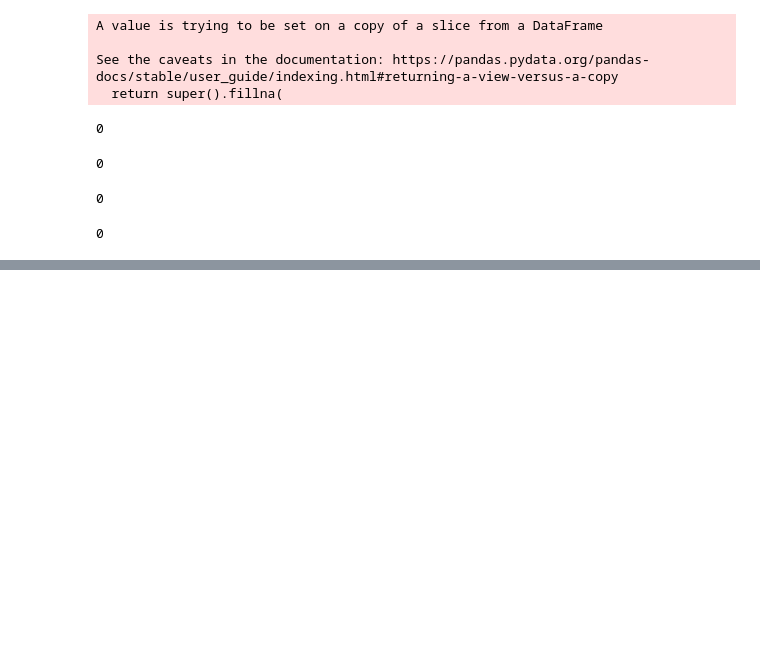
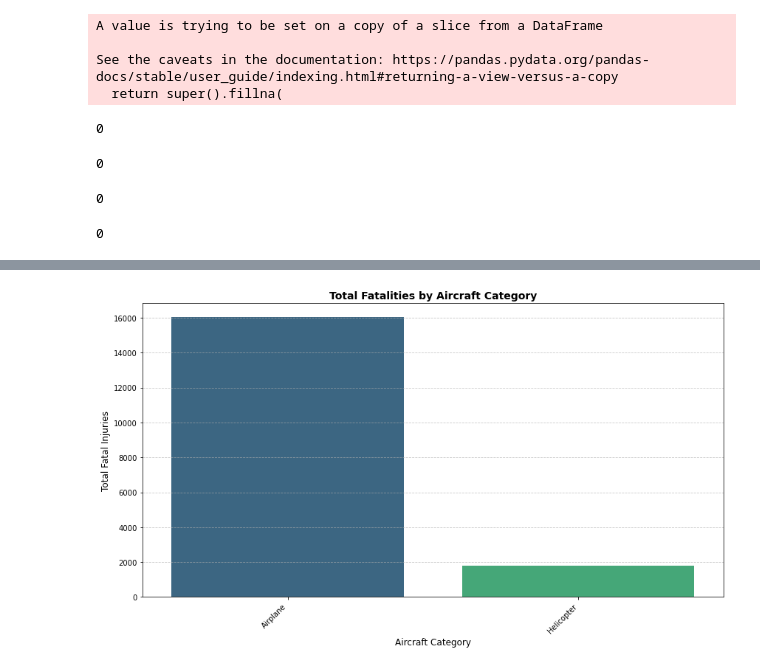
Before and after one commit to MissJJT/dsc-phase-1-project-v3, a Jupyter notebook: phase1_project.ipynb, the cells around one changed output, grey strips where cells are left out. Cells and saved outputs as stored; diff of their text form; code cells hidden in the pictures; blank space fills up the shorter version.

```diff
--- a/phase1_project.ipynb
+++ b/phase1_project.ipynb
@@ -668,0 +907,26 @@ df['Engine_Type'].isnull().sum()
+# %%
+#Aggregating the data to calculate total fatalities per aircraft category
+
+total_fatalities_by_category = df2.groupby('Aircraft_Category')['Total_Fatal_Injuries'].sum().sort_values(ascending=False)
+
+
+plt.figure(figsize=(12, 7))
+
+sns.barplot(x=total_fatalities_by_category.index,
+            y=total_fatalities_by_category.values,
+            palette='viridis')
+
+plt.xlabel('Aircraft Category', fontsize=12)
+plt.ylabel('Total Fatal Injuries', fontsize=12)
+plt.title('Total Fatalities by Aircraft Category', fontsize=14, fontweight='bold')
+
+# Rotate x-axis
+plt.xticks(rotation=45, ha='right', fontsize=10)
+plt.yticks(fontsize=10)
+
+plt.grid(axis='y', linestyle='--', alpha=0.7)
+
+plt.tight_layout()
+plt.show()
+# %% [output]
+[figure, added]
```
Also changed, not shown: parts of 47 cells of this notebook.
